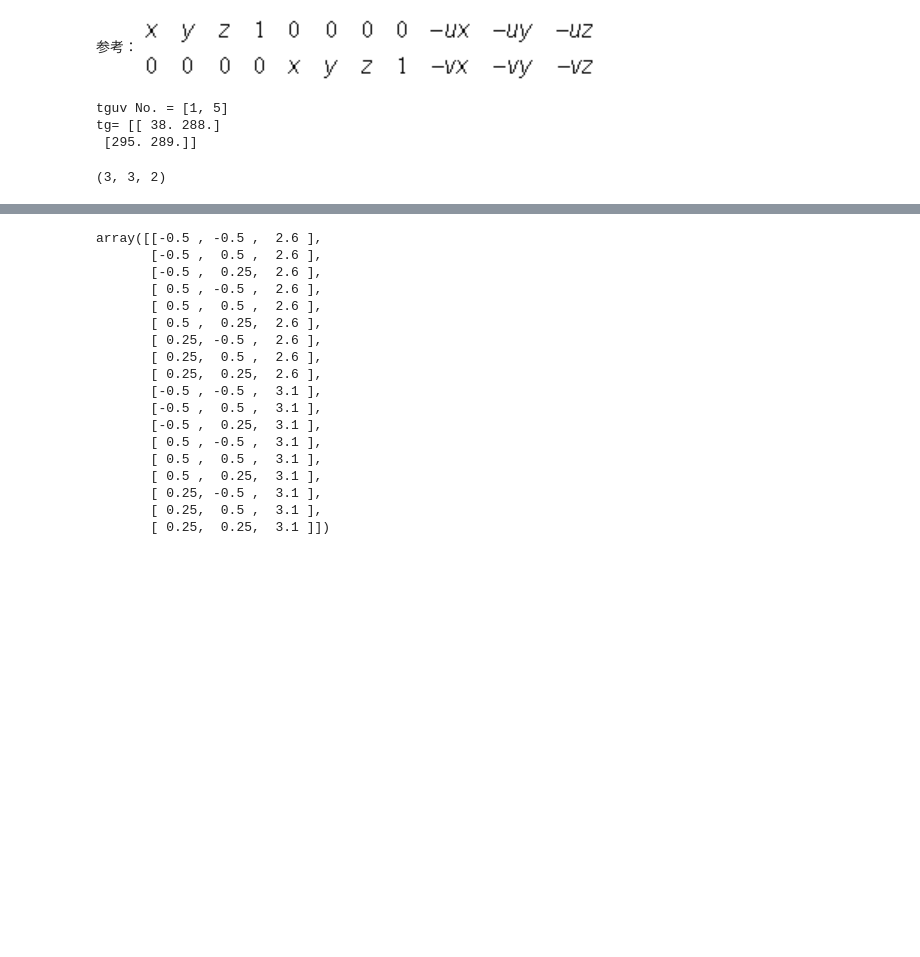
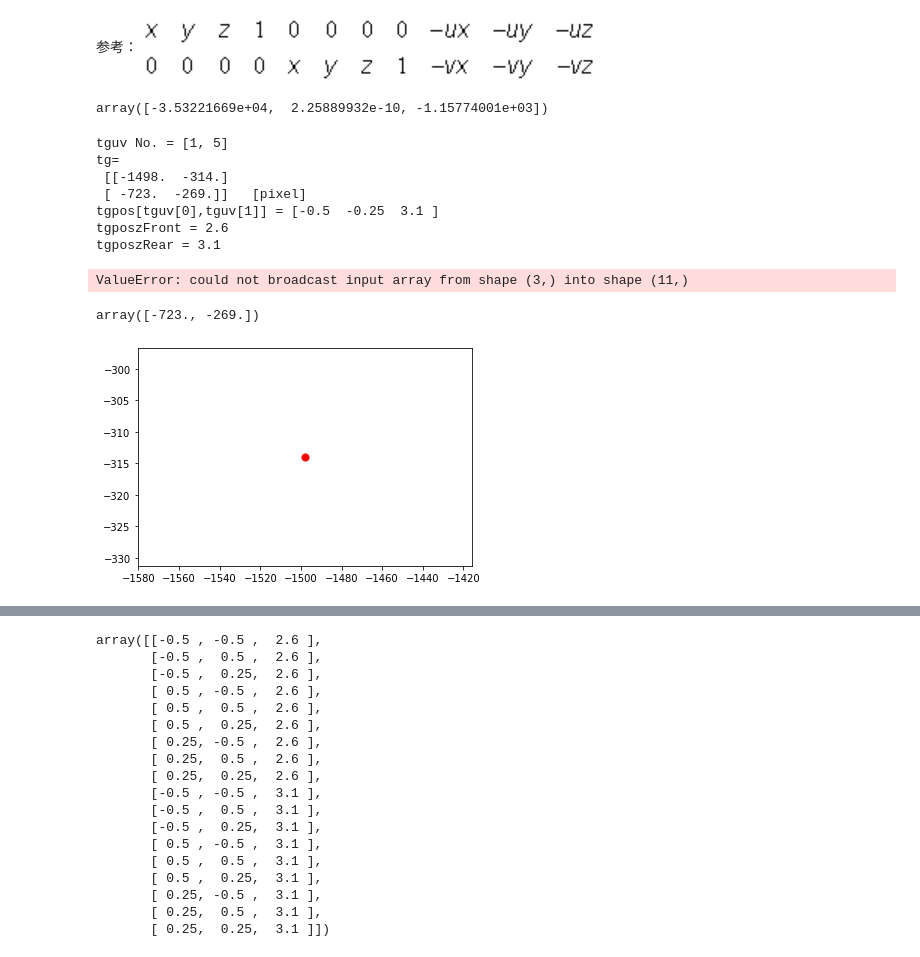
Before and after one commit to AIP-Lab/DLT_simulation, a Jupyter notebook: dlt.ipynb, the cells around one changed output, grey strips where cells are left out. Cells and saved outputs as stored; diff of their text form; code cells hidden in the pictures; blank space fills up the shorter version.

```diff
--- a/dlt.ipynb
+++ b/dlt.ipynb
@@ -208,6 +236,11 @@ Max of Difference:
 # %% [markdown]
 参考：
 ![image-2.png](attachment:image-2.png)
+# %%
+n=0
+uv[n,0]*dltp[n,8:11]-dltp[n,0:3]
+# %% [output]
+array([-3.53221669e+04,  2.25889932e-10, -1.15774001e+03])
 # %%
 # DLT 11パラメータを使った計測
 # 対応点探索誤差を調べる。CPの周囲に、面状に
@@ -220,12 +253,40 @@ duv = np.array([[[k1,k2] for k1 in [0, 1, 1]] for k2 in [0, 1, 1]]) # 面上の
 
 dif, memotgp3D = np.array([np.zeros((duv.shape[0], duv.shape[1])) for i in range(2)])
 
-print("tguv No. =", tguv, "\ntg=", tgCuv[[0,1],tguv[0], tguv[1]])
+print("tguv No. =", tguv, "\ntg=\n", tgCuv[[0,1],tguv[0], tguv[1]], "  [pixel]")
+print("tgpos[tguv[0],tguv[1]] =", tgpos[tguv[0], tguv[1]])
+print("tgposzFront =", tgposzFront)
+print("tgposzRear =", tgposzRear)
+
+# ggp1 = plt.subplots()
+# ggp1[1].scatter(*tgCuv[0, tguv[0], tguv[1]], s=50, c='red')
+# ggp2 = plt.subplots()
+# ggp2[1].scatter(*tgCuv[1, tguv[0], tguv[1]], s=50, c='red')
+# plt.close()
+
+for nt2 in range(duv.shape[1]):
+    for nt1 in range(duv.shape[0]):
+        for n in range(ncamera):
+            aMat[2*n]   = uv[n,0]*dltp[n,8:11]-dltp[n,0:3]
+            aMat[2*n+1] = uv[n,0]*dltp[n,8:11]-dltp[n,5:8]
+            bMat[2*n]   = dltp[n,3] - uv[n,0]
+            bMat[2*n+1] = dltp[n,7] - uv[n,1]
+
+        tgp3D = np.dot(np.dot(npl.inv(np.dot(aMat.T, aMat)),aMat.T), bMat)
 # %% [output]
 tguv No. = [1, 5]
-tg= [[ 38. 288.]
- [295. 289.]]
+tg=
+ [[-1498.  -314.]
+ [ -723.  -269.]]   [pixel]
+tgpos[tguv[0],tguv[1]] = [-0.5  -0.25  3.1 ]
+tgposzFront = 2.6
+tgposzRear = 3.1
+ValueError: could not broadcast input array from shape (3,) into shape (11,)
-# %%
-duv.shape
-# %% [output]
-(3, 3, 2)
+# %%
+tgCuv[1, tguv[0], tguv[1]]
+# %% [output]
+array([-723., -269.])
+# %%
+ggp1[0]
+# %% [output]
+[figure, added]
```
Also changed, not shown: parts of 9 cells of this notebook.
